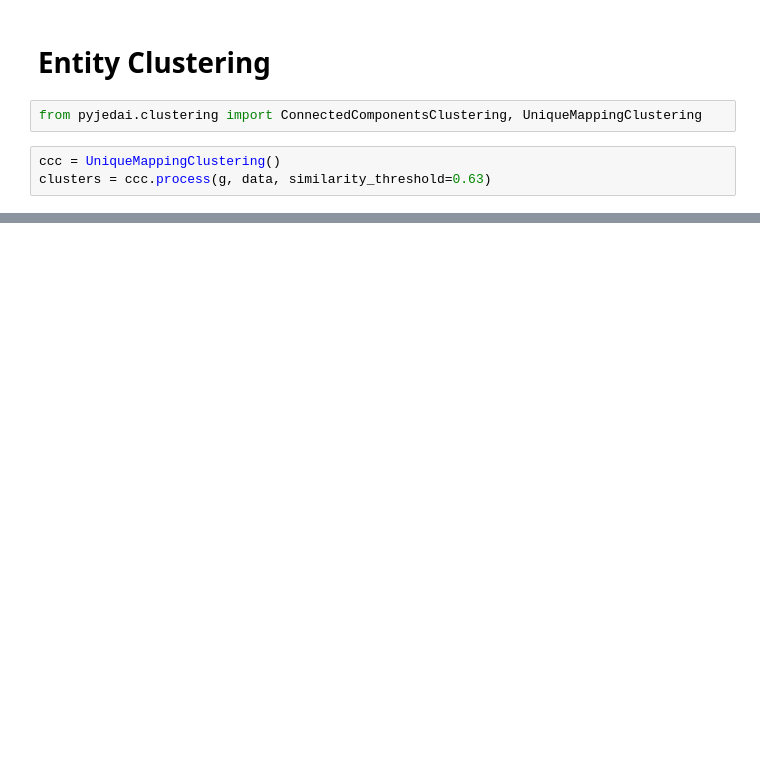
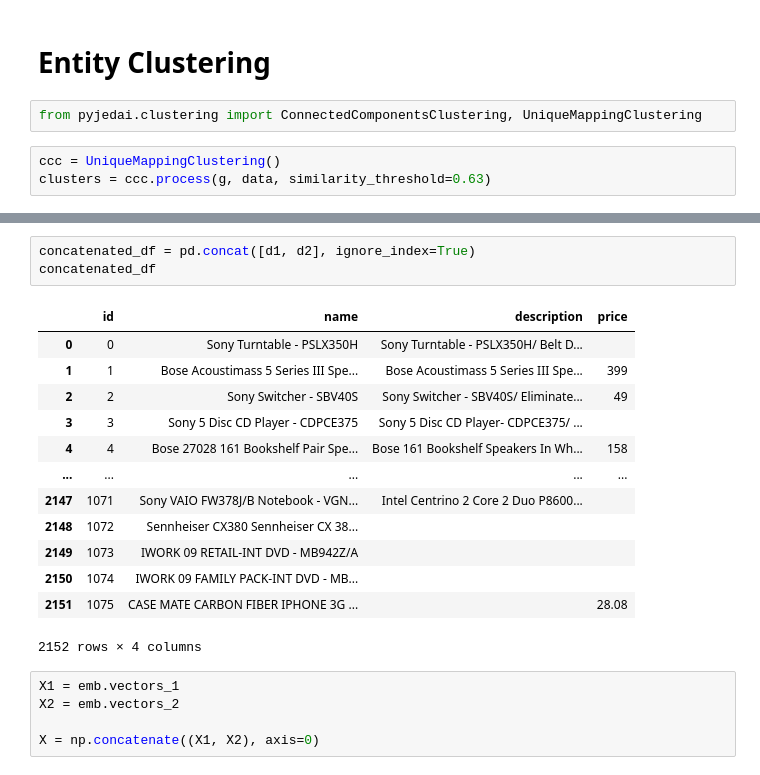
Before and after one commit to AI-team-UoA/pyJedAI, a Jupyter notebook: docs/tutorials/pyTorchWorkflow.ipynb, the cells around one changed output, grey strips where cells are left out. Saved outputs shown, nothing was run; the diff lists cells and outputs as text; blank space fills up the shorter version.

```diff
--- a/docs/tutorials/pyTorchWorkflow.ipynb
+++ b/docs/tutorials/pyTorchWorkflow.ipynb
@@ -137,0 +176,22 @@ Classification report:
+# %%
+concatenated_df = pd.concat([d1, d2], ignore_index=True)
+concatenated_df
+# %% [output]
+|  | id | name | description | price |
+| 0 | 0 | Sony Turntable - PSLX350H | Sony Turntable - PSLX350H/ Belt D... |  |
+| 1 | 1 | Bose Acoustimass 5 Series III Spe... | Bose Acoustimass 5 Series III Spe... | 399 |
+| 2 | 2 | Sony Switcher - SBV40S | Sony Switcher - SBV40S/ Eliminate... | 49 |
+| 3 | 3 | Sony 5 Disc CD Player - CDPCE375 | Sony 5 Disc CD Player- CDPCE375/ ... |  |
+| 4 | 4 | Bose 27028 161 Bookshelf Pair Spe... | Bose 161 Bookshelf Speakers In Wh... | 158 |
+| ... | ... | ... | ... | ... |
+| 2147 | 1071 | Sony VAIO FW378J/B Notebook - VGN... | Intel Centrino 2 Core 2 Duo P8600... |  |
+| 2148 | 1072 | Sennheiser CX380 Sennheiser CX 38... |  |  |
+| 2149 | 1073 | IWORK 09 RETAIL-INT DVD - MB942Z/A |  |  |
+| 2150 | 1074 | IWORK 09 FAMILY PACK-INT DVD - MB... |  |  |
+| 2151 | 1075 | CASE MATE CARBON FIBER IPHONE 3G ... |  | 28.08 |
+2152 rows × 4 columns
+# %%
+X1 = emb.vectors_1
+X2 = emb.vectors_2
+
+X = np.concatenate((X1, X2), axis=0)
```
Also changed, not shown: parts of 13 cells of this notebook.
